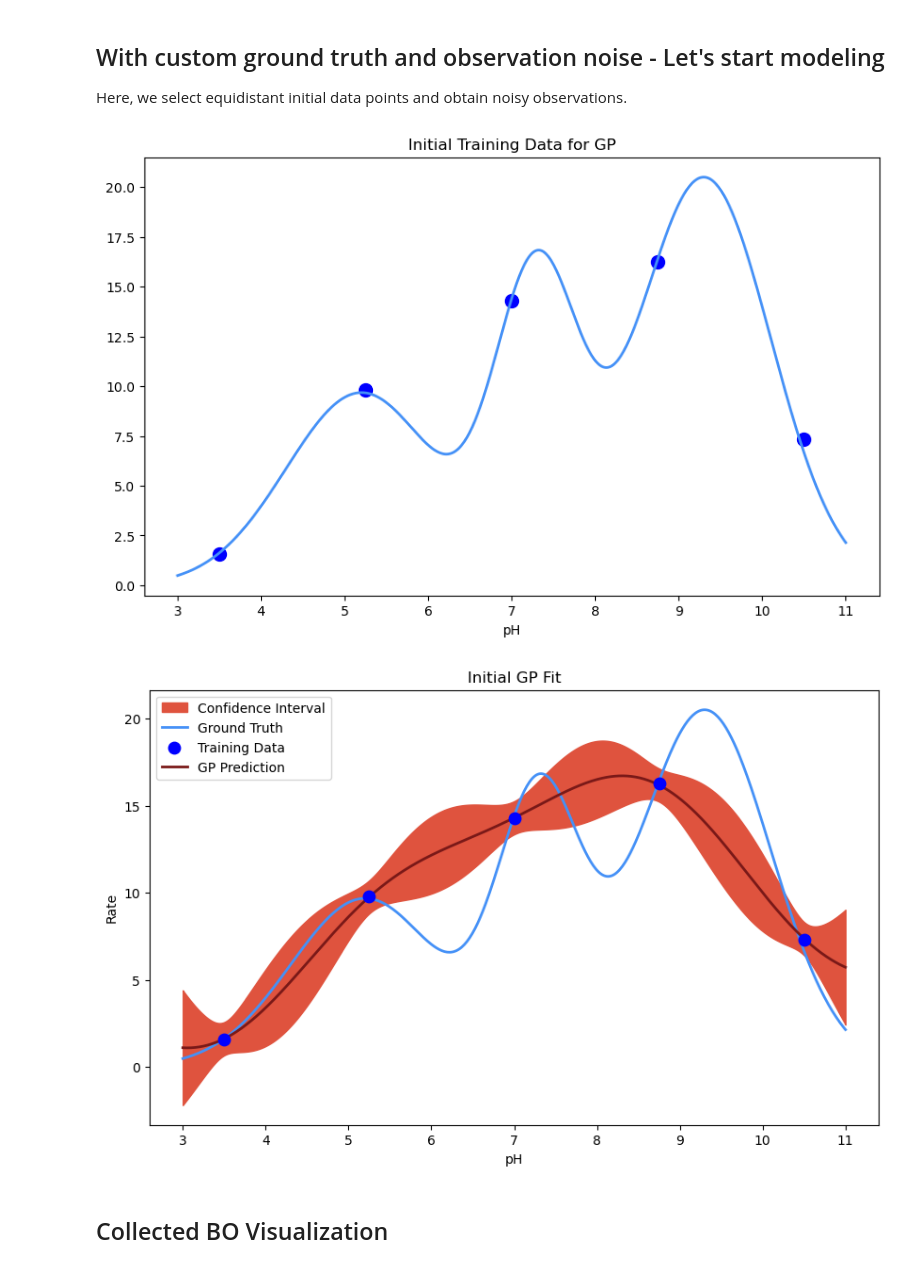
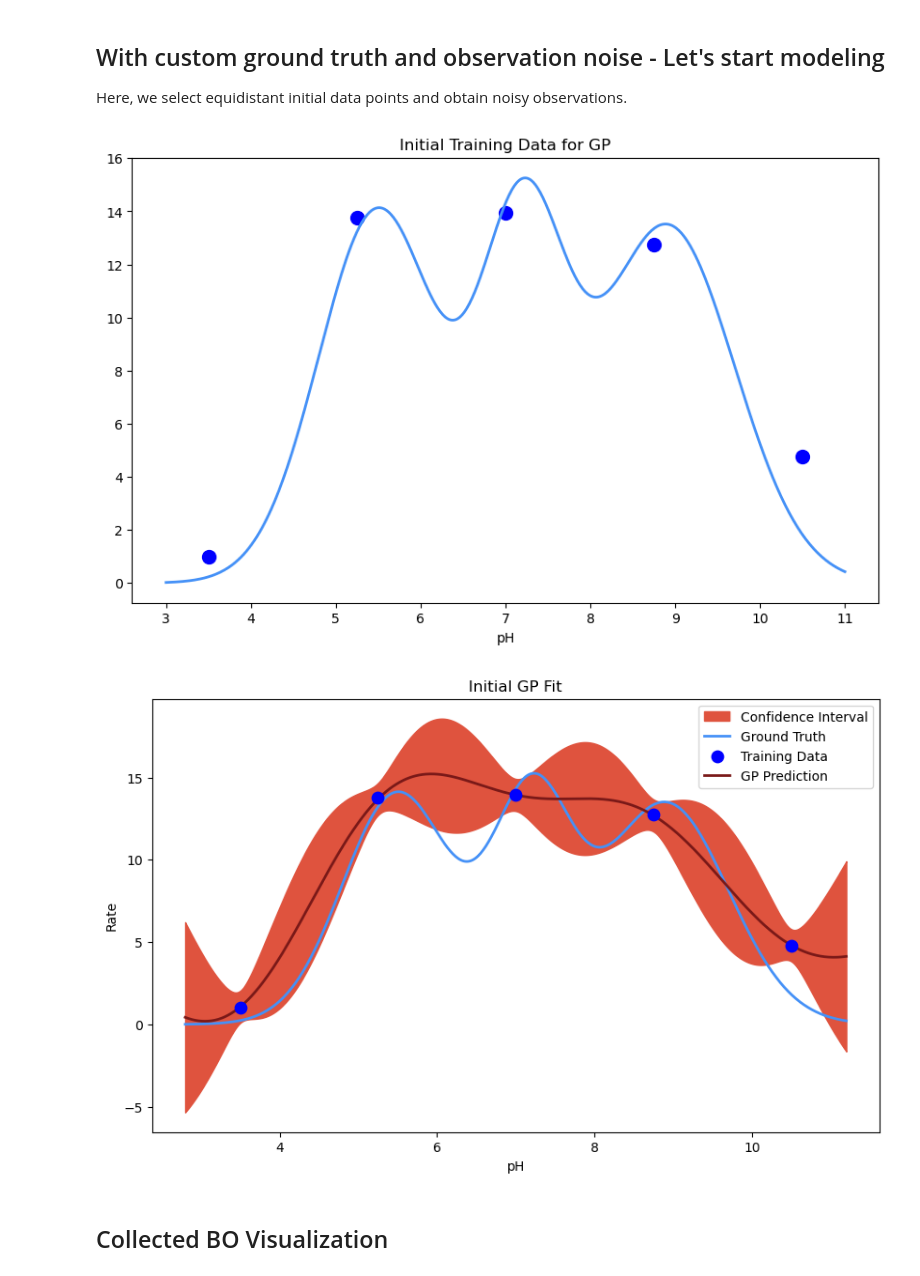
Before and after one commit to lhelleckes/BO_Empirical_Examples, a Jupyter notebook: simple_example.ipynb, the cells around one changed output. Drawn from its saved outputs; the diff is of its cells as text; code cells hidden in the pictures.

Commit message:
Fine-tune ground truth and noise for plotting

```diff
--- a/simple_example.ipynb
+++ b/simple_example.ipynb
@@ -52,21 +52,21 @@ pH_values = np.linspace(bounds_pH[0], bounds_pH[1], 500)
 
 config = {
     "Enzyme_1": {
-        "Vmax": {"min": 5, "max": 30, "step": 1, "value": 10}, # mM / min = U /ml
-        "Km": {"min": 0.15, "max": 3, "step": 2, "value": 0.2}, # mM
-        "pH_opt": {"min": 4.0, "max": 10.0, "step": 0.1, "value": 5.7},
-        "sigma": {"min": 0.1, "max": 1.5, "step": 0.1, "value": 0.9},
+        "Vmax": {"min": 5, "max": 30, "step": 0.1, "value": 14.10}, # mM / min = U /ml
+        "Km": {"min": 0.15, "max": 3, "step": 0.1, "value": 0.75}, # mM
+        "pH_opt": {"min": 4.0, "max": 10.0, "step": 0.1, "value": 5.5},
+        "sigma": {"min": 0.1, "max": 1.5, "step": 0.1, "value": 0.7},
     },
     "Enzyme_2": {
-        "Vmax": {"min": 5, "max": 30, "step": 1, "value": 16},
-        "Km": {"min": 0.15, "max": 3, "step": 2, "value": 1.0},
-        "pH_opt": {"min": 4.0, "max": 10.0, "step": 0.1, "value": 7.3},
+        "Vmax": {"min": 5, "max": 30, "step": 0.1, "value": 13.1},
+        "Km": {"min": 0.15, "max": 3, "step": 0.1, "value": 1.0},
+        "pH_opt": {"min": 4.0, "max": 10.0, "step": 0.1, "value": 7.2},
         "sigma": {"min": 0.1, "max": 2.0, "step": 0.1, "value": 0.5},
     },
     "Enzyme_3": {
-        "Vmax": {"min": 5, "max": 30, "step": 1, "value": 22},
-        "Km": {"min": 0.15, "max": 3, "step": 2, "value": 2.5},
-        "pH_opt": {"min": 4.0, "max": 10.0, "step": 0.1, "value": 8.3},
+        "Vmax": {"min": 5, "max": 30, "step": 0.1, "value": 13.5},
+        "Km": {"min": 0.15, "max": 3, "step": 0.1, "value": 2.35},
+        "pH_opt": {"min": 4.0, "max": 10.0, "step": 0.1, "value": 8.9},
         "sigma": {"min": 0.1, "max": 2.0, "step": 0.1, "value": 0.8},
     },
 }
@@ -97,11 +97,9 @@ VBox(children=(HBox(children=(VBox(children=(FloatSlider(value=10.0, description
 enzyme_params = list(extract_widget_values(enzyme_sliders).values())
 
 
-sigma_0_slider = widgets.FloatSlider(value=0.22, min=0.01, max=1, step=0.01, description="Sigma_0")
-sigma_1_slider = widgets.FloatSlider(value=0.12, min=0.01, max=1, step=0.01, description="Sigma_1")
-max_noise_slider = widgets.FloatSlider(
-    value=0.55, min=0.1, max=1, step=0.05, description="Max Noise"
-)
+sigma_0_slider = widgets.FloatSlider(value=0.7, min=0.1, max=5, step=0.1, description="Sigma_0")
+sigma_1_slider = widgets.FloatSlider(value=0.8, min=0.1, max=5, step=0.1, description="Sigma_1")
+max_noise_slider = widgets.FloatSlider(value=3, min=0.1, max=5, step=0.1, description="Max Noise")
 
 
 noise_sliders = {
@@ -181,25 +179,25 @@ plt.title("Initial Training Data for GP")
 plt.xlabel("pH")
 plt.show()
 # %% [output]
-[figure, old version]
+[figure, new version]
 # %%
 gp_model = fit_gp_model(train_x=train_x, train_y=train_y, bounds=bounds_pH)
 # %%
-bounds_ax = (3, 11)
+bounds_ax = (2.8, 11.2)
 
 plot_gp_fit(
     gp_model=gp_model,
     train_x=train_x,
     train_y=train_y,
     bounds=bounds_ax,
     ground_truth_fn=enzyme_truth,
     ground_truth_params=enzyme_params,
     title="Initial GP Fit",
     xlabel="pH",
     ylabel="Rate",
 )
 # %% [output]
-[figure, old version]
+[figure, new version]
 # %% [markdown]
 ## Collected BO Visualization
 # %%
```
Also changed, not shown: parts of 4 cells of this notebook.
